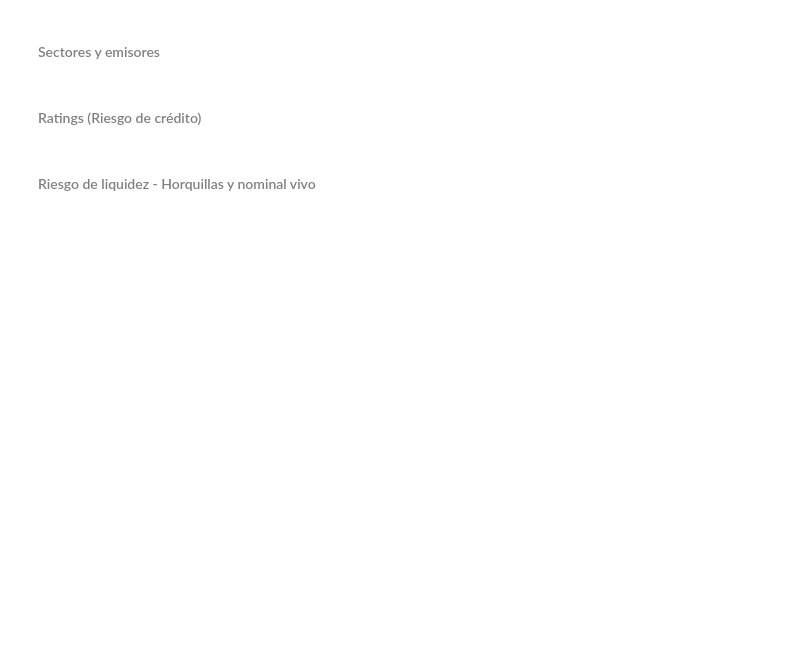
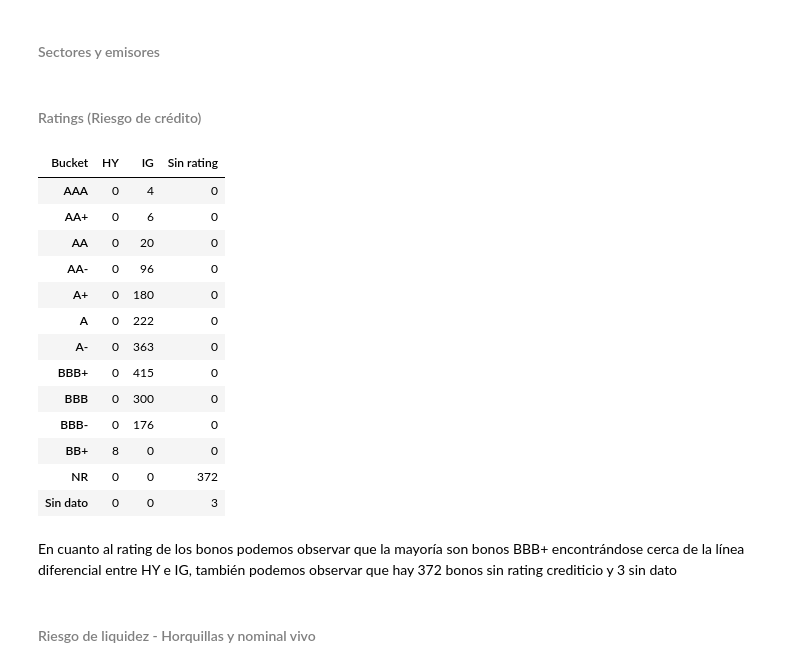
Before and after one commit to alejandroperezpujante/taller-rf-miax15, a Jupyter notebook: src/analisis_cartera.ipynb, the cells around one changed output. Cells and saved outputs as stored; diff of their text form; code cells hidden in the pictures; blank space fills up the shorter version.

```diff
--- a/src/analisis_cartera.ipynb
+++ b/src/analisis_cartera.ipynb
@@ -92,5 +156,37 @@ Saca conclusiones de estas tablas de control. Identifica al menos 2 posibles pro
 #### <font color=#808080>Sectores y emisores</font>
 # %% [markdown]
 #### <font color=#808080>Ratings (Riesgo de crédito)</font>
+# %%
+RATINGS_IG = ("AAA", "AA+", "AA", "AA-", "A+", "A", "A-", "BBB+", "BBB", "BBB-")
+RATINGS_HY = ("BB+", "BB", "BB-", "B+", "B", "B-", "CCC+", "CCC", "CCC-", "CC", "C", "D")
+
+universo["Bucket"] = universo["Rating"].map(
+    dict.fromkeys(RATINGS_IG, "IG") | dict.fromkeys(RATINGS_HY, "HY"),
+).fillna("Sin rating")
+
+tabla_ratings = pd.crosstab(universo["Rating"].fillna("Sin dato"), universo["Bucket"])
+
+# Conservamos los ratings observados y dejamos al final los que están fuera de la escala.
+orden_ratings = pd.Index(RATINGS_IG + RATINGS_HY)
+ratings_en_escala = orden_ratings.intersection(tabla_ratings.index, sort=False)
+otros_ratings = tabla_ratings.index.difference(orden_ratings, sort=False)
+display(tabla_ratings.reindex(ratings_en_escala.append(otros_ratings)))
+# %% [output]
+| Bucket | HY | IG | Sin rating |
+| AAA | 0 | 4 | 0 |
+| AA+ | 0 | 6 | 0 |
+| AA | 0 | 20 | 0 |
+| AA- | 0 | 96 | 0 |
+| A+ | 0 | 180 | 0 |
+| A | 0 | 222 | 0 |
+| A- | 0 | 363 | 0 |
+| BBB+ | 0 | 415 | 0 |
+| BBB | 0 | 300 | 0 |
+| BBB- | 0 | 176 | 0 |
+| BB+ | 8 | 0 | 0 |
+| NR | 0 | 0 | 372 |
+| Sin dato | 0 | 0 | 3 |
+# %% [markdown]
+En cuanto al rating de los bonos podemos observar que la mayoría son bonos BBB+ encontrándose cerca de la línea diferencial entre HY e IG, también podemos observar que hay 372 bonos sin rating crediticio y 3 sin dato
 # %% [markdown]
 #### <font color=#808080>Riesgo de liquidez - Horquillas y nominal vivo</font>
```
Also changed, not shown: parts of 15 cells of this notebook, 1 other file.
